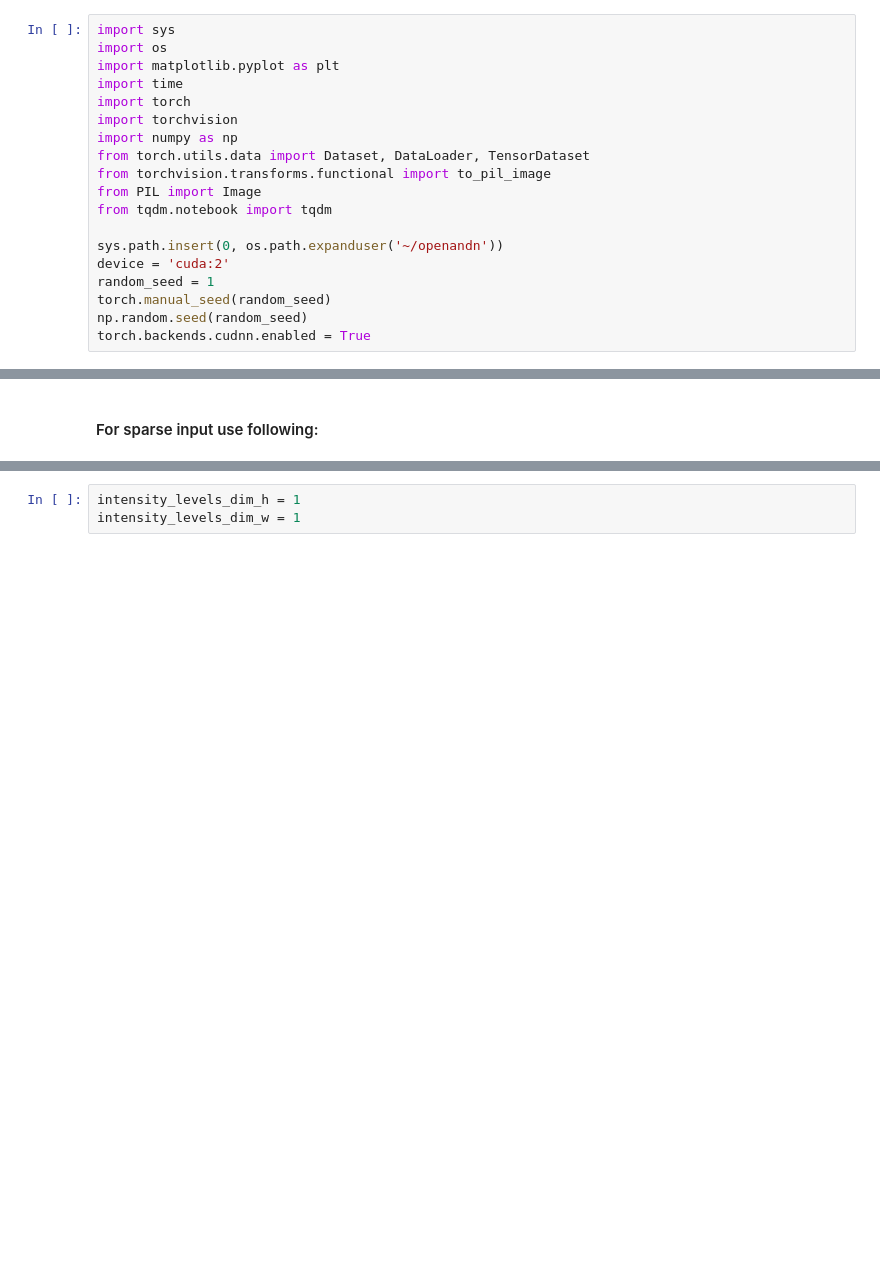
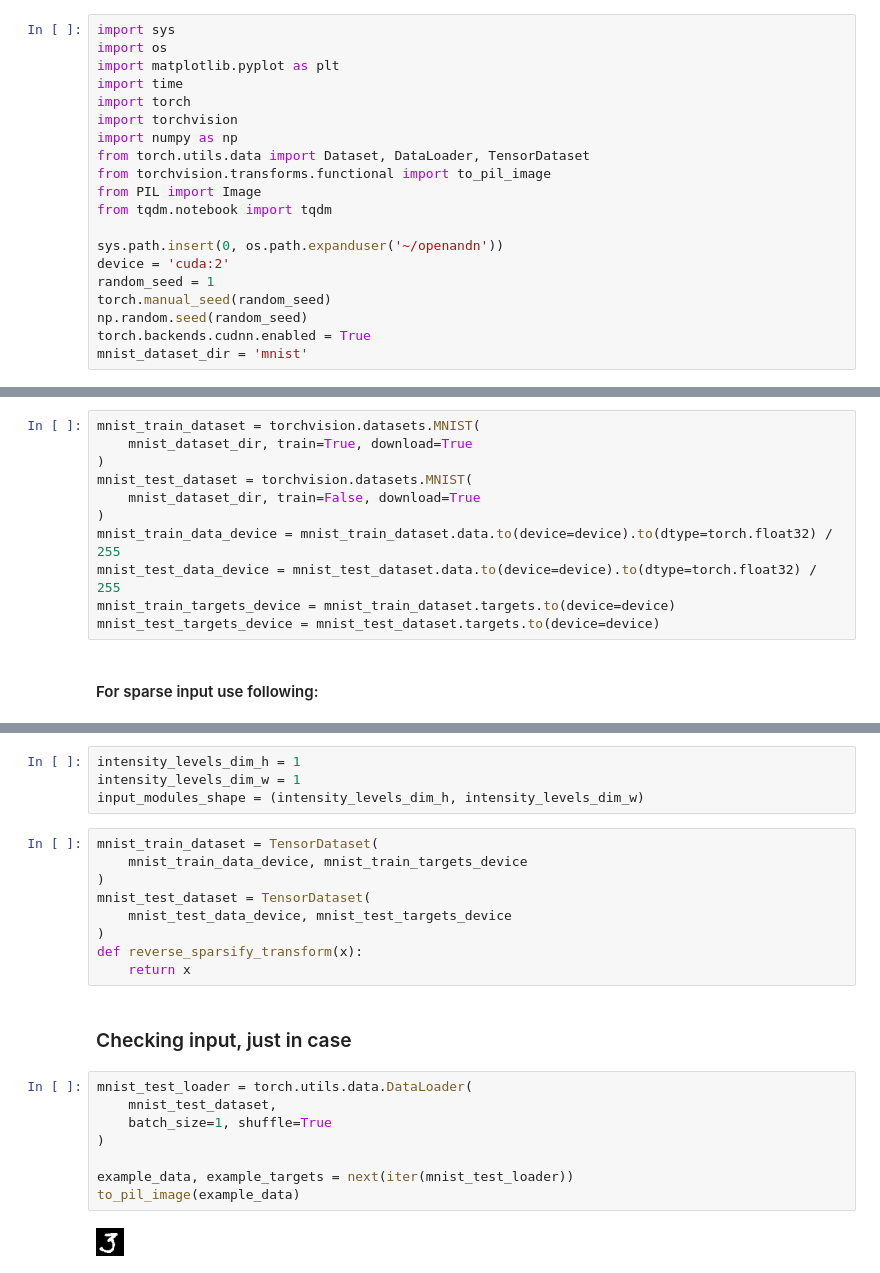
Before and after one commit to anatoli-starostin/openandn, a Jupyter notebook: workbooks/WTA model.ipynb, the cells around one changed output, grey strips where cells are left out. Drawn from its saved outputs; the diff is of its cells as text; blank space fills up the shorter version.

```diff
--- a/workbooks/WTA model.ipynb
+++ b/workbooks/WTA model.ipynb
@@ -17,8 +17,20 @@ random_seed = 1
 torch.manual_seed(random_seed)
 np.random.seed(random_seed)
 torch.backends.cudnn.enabled = True
+mnist_dataset_dir = 'mnist'
 # %% [markdown]
 # MNIST preparation
+# %%
+mnist_train_dataset = torchvision.datasets.MNIST(
+    mnist_dataset_dir, train=True, download=True
+)
+mnist_test_dataset = torchvision.datasets.MNIST(
+    mnist_dataset_dir, train=False, download=True
+)
+mnist_train_data_device = mnist_train_dataset.data.to(device=device).to(dtype=torch.float32) / 255
+mnist_test_data_device = mnist_test_dataset.data.to(device=device).to(dtype=torch.float32) / 255
+mnist_train_targets_device = mnist_train_dataset.targets.to(device=device)
+mnist_test_targets_device = mnist_test_dataset.targets.to(device=device)
 # %% [markdown]
 #### For sparse input use following:
 # %%
@@ -62,3 +85,25 @@ dst
 # %%
 intensity_levels_dim_h = 1
 intensity_levels_dim_w = 1
+input_modules_shape = (intensity_levels_dim_h, intensity_levels_dim_w)
+# %%
+mnist_train_dataset = TensorDataset(
+    mnist_train_data_device, mnist_train_targets_device
+)
+mnist_test_dataset = TensorDataset(
+    mnist_test_data_device, mnist_test_targets_device
+)
+def reverse_sparsify_transform(x):
+    return x
+# %% [markdown]
+### Checking input, just in case
+# %%
+mnist_test_loader = torch.utils.data.DataLoader(
+    mnist_test_dataset,
+    batch_size=1, shuffle=True
+)
+
+example_data, example_targets = next(iter(mnist_test_loader))
+to_pil_image(example_data)
+# %% [output]
+[figure, added]
```
Also changed, not shown: parts of 19 cells of this notebook.
